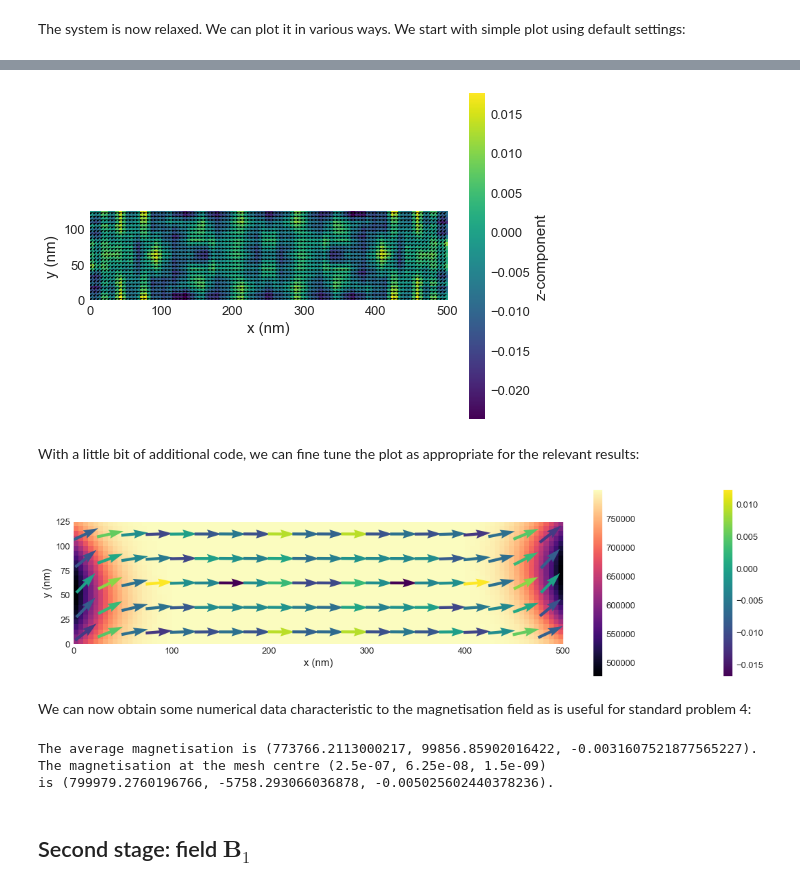
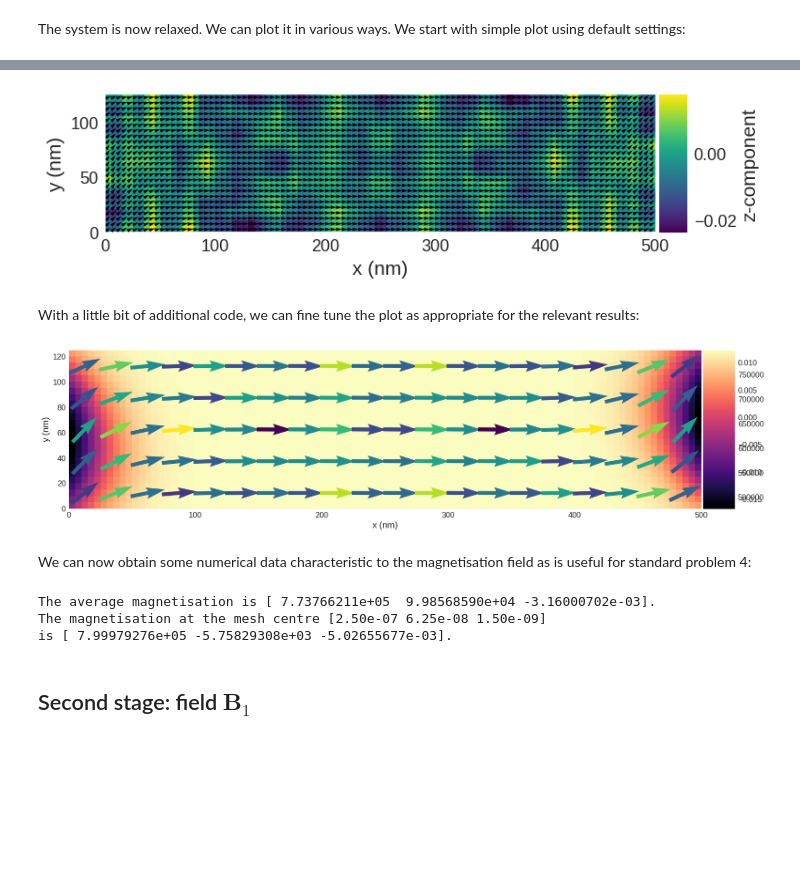
Before and after one commit to ubermag/tutorials, a Jupyter notebook: examples/08-tutorial-standard-problem4.ipynb, the cells around one changed output, grey strips where cells are left out. Drawn from its saved outputs; the diff is of its cells as text; code cells hidden in the pictures; blank space fills up the shorter version.

```diff
--- a/examples/08-tutorial-standard-problem4.ipynb
+++ b/examples/08-tutorial-standard-problem4.ipynb
@@ -93,7 +93,7 @@ $-\frac{\gamma_{0}}{1 + \alpha^{2}} \mathbf{m} \times \mathbf{H}_\text{eff}-\fra
 # %% [markdown]
 **Magnetisation:** Finally, we have to provide the magnetisation configuration that is going to be relaxed subsequently. We choose the uniform configuration in $(1, 0.25, 0.1)$ direction, and as norm (magnitude) we set the magnetisation saturation $M_\text{s}$. In order to create the magnetisation configuration, we create a `Field` object from the `discretisedfield` module.
 # %%
-system.m = df.Field(mesh, dim=3, value=(1, 0.25, 0.1), norm=Ms)
+system.m = df.Field(mesh, nvdim=3, value=(1, 0.25, 0.1), norm=Ms)
 # %% [markdown]
 Now, the system is fully defined.
 
@@ -118,8 +118,8 @@ system.m.y.plane('z').mpl()
 # %%
 # vectors
-system.m.plane('z').mpl()
+system.m.sel('z').mpl()
 # %% [output]
-[figure, old version]
+[figure, new version]
 # %% [markdown]
 With a little bit of additional code, we can fine tune the plot as appropriate for the relevant results:
 # %%
@@ -130,23 +130,23 @@ import matplotlib.pyplot as plt
 fig, ax = plt.subplots(figsize=(20, 5))
 
 # plot vectors on grid of 20 x 5 over the numerical resulotion
-system.m.plane('z', n=(20, 5)).mpl.vector(ax=ax)
+system.m.sel('z').resample((20, 5)).mpl.vector(ax=ax)
 
 # add colouring for mx-component to this plot
-system.m.x.plane('z').mpl.scalar(ax=ax, cmap='magma')
+system.m.x.sel('z').mpl.scalar(ax=ax, cmap='magma')
 # %% [output]
-[figure, old version]
+[figure, new version]
 # %% [markdown]
 We can now obtain some numerical data characteristic to the magnetisation field as is useful for standard problem 4:
 # %%
-print('The average magnetisation is {}.'.format(system.m.average))
+print('The average magnetisation is {}.'.format(system.m.mean()))
 
 print('The magnetisation at the mesh centre {}\nis {}.'.format(
         system.m.mesh.region.centre, system.m(system.m.mesh.region.centre)))
 # %% [output]
-The average magnetisation is (773766.2113000217, 99856.85902016422, -0.0031607521877565227).
-The magnetisation at the mesh centre (2.5e-07, 6.25e-08, 1.5e-09)
-is (799979.2760196766, -5758.293066036878, -0.005025602440378236).
+The average magnetisation is [ 7.73766211e+05  9.98568590e+04 -3.16000702e-03].
+The magnetisation at the mesh centre [2.50e-07 6.25e-08 1.50e-09]
+is [ 7.99979276e+05 -5.75829308e+03 -5.02655677e-03].
 # %% [markdown]
 ## Second stage: field $\mathbf{B}_{1}$
 # %% [markdown]
```
Also changed, not shown: parts of 7 cells of this notebook.
